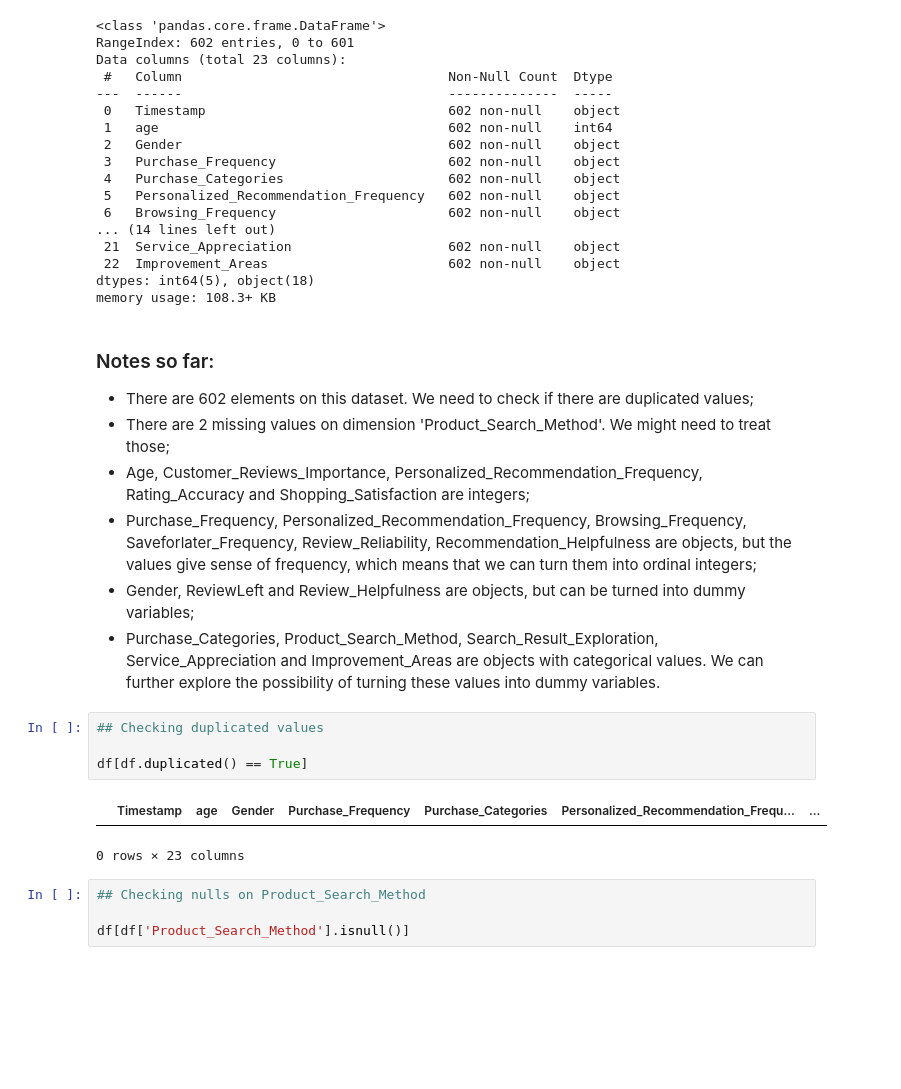
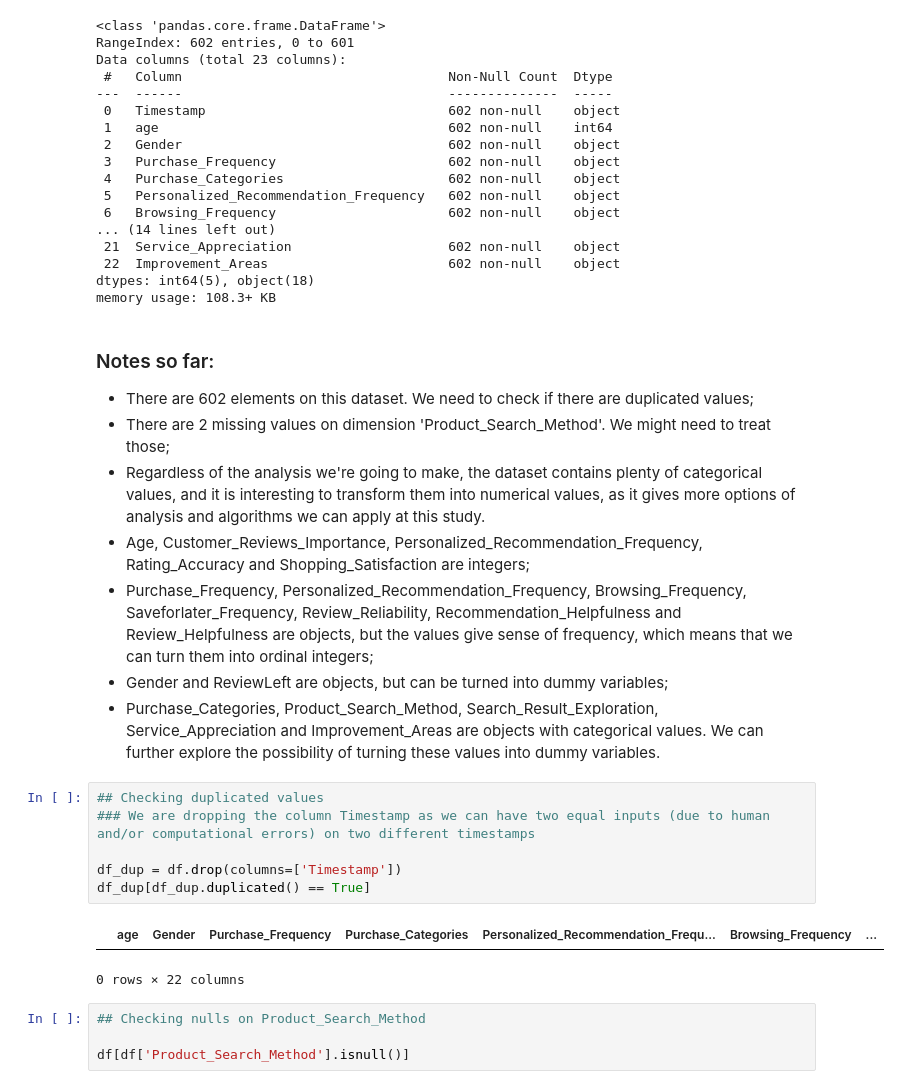
Before and after one commit to julianasampar/pyprojects, a Jupyter notebook: understanding_dataset.ipynb, the cells around one changed output. Cells and saved outputs as stored; diff of their text form; blank space fills up the shorter version.

Commit message:
adding observations of dataset

```diff
--- a/understanding_dataset.ipynb
+++ b/understanding_dataset.ipynb
@@ -75,17 +78,20 @@ memory usage: 108.3+ KB
 
 - There are 602 elements on this dataset. We need to check if there are duplicated values;
 - There are 2 missing values on dimension 'Product_Search_Method'. We might need to treat those;
+- Regardless of the analysis we're going to make, the dataset contains plenty of categorical values, and it is interesting to transform them into numerical values, as it gives more options of analysis and algorithms we can apply at this study.
 - Age, Customer_Reviews_Importance, Personalized_Recommendation_Frequency, Rating_Accuracy and Shopping_Satisfaction are integers;
-- Purchase_Frequency, Personalized_Recommendation_Frequency, Browsing_Frequency, Saveforlater_Frequency, Review_Reliability, Recommendation_Helpfulness are objects, but the values give sense of frequency, which means that we can turn them into ordinal integers;
-- Gender, ReviewLeft and Review_Helpfulness are objects, but can be turned into dummy variables;
+- Purchase_Frequency, Personalized_Recommendation_Frequency, Browsing_Frequency, Saveforlater_Frequency, Review_Reliability, Recommendation_Helpfulness and Review_Helpfulness are objects, but the values give sense of frequency, which means that we can turn them into ordinal integers;
+- Gender and ReviewLeft are objects, but can be turned into dummy variables;
 - Purchase_Categories, Product_Search_Method, Search_Result_Exploration, Service_Appreciation and Improvement_Areas are objects with categorical values. We can further explore the possibility of turning these values into dummy variables.
-# %%
-## Checking duplicated values
-
-df[df.duplicated() == True]
-# %% [output]
-|  | Timestamp | age | Gender | Purchase_Frequency | Purchase_Categories | Personalized_Recommendation_Frequ... | ... |
-0 rows × 23 columns
+# %%
+## Checking duplicated values
+### We are dropping the column Timestamp as we can have two equal inputs (due to human and/or computational errors) on two different timestamps
+
+df_dup = df.drop(columns=['Timestamp'])
+df_dup[df_dup.duplicated() == True]
+# %% [output]
+|  | age | Gender | Purchase_Frequency | Purchase_Categories | Personalized_Recommendation_Frequ... | Browsing_Frequency | ... |
+0 rows × 22 columns
 # %%
 ## Checking nulls on Product_Search_Method
 
```
Also changed, not shown: parts of 14 cells of this notebook.
